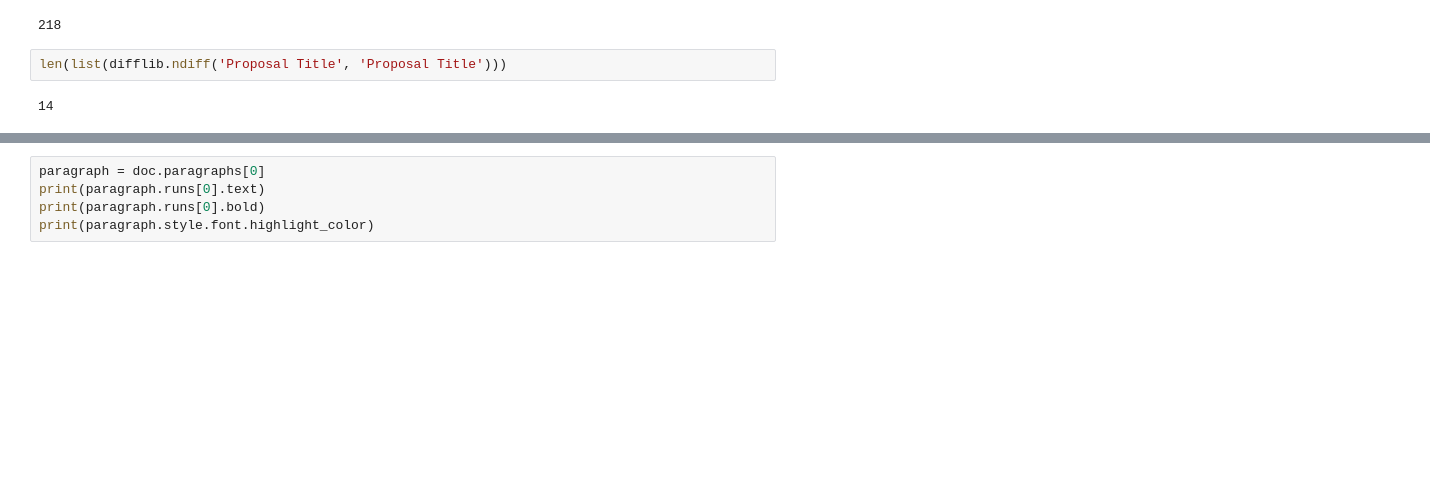
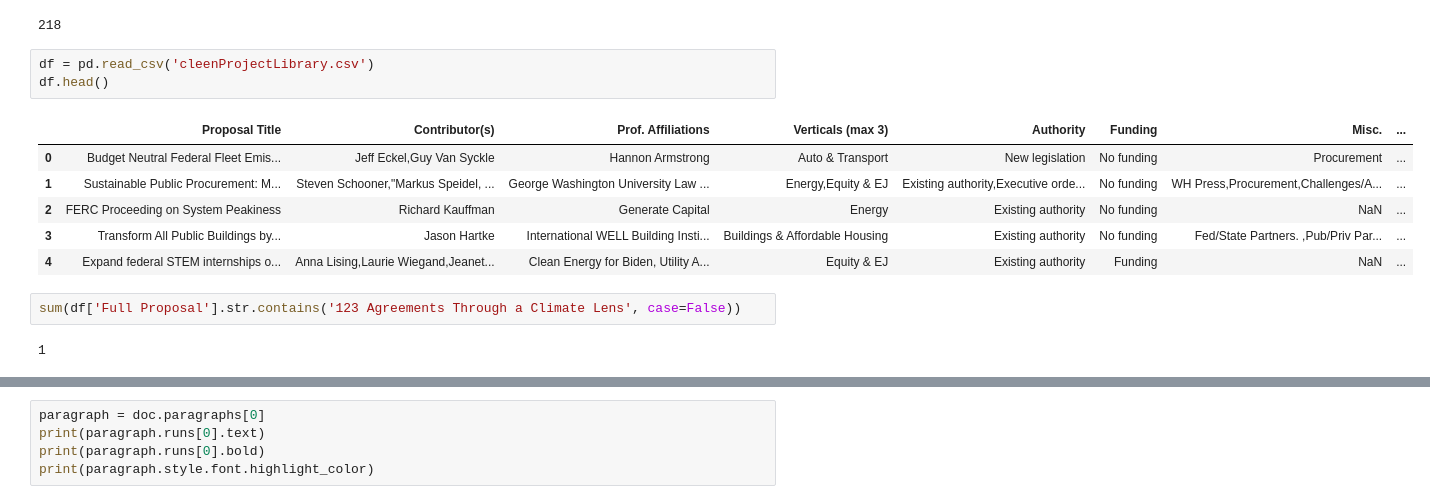
Before and after one commit to TimOgden/CLEEN_project, a Jupyter notebook: file_exploration.ipynb, the cells around one changed output, grey strips where cells are left out. Cells and saved outputs as stored; diff of their text form; blank space fills up the shorter version.

```diff
--- a/file_exploration.ipynb
+++ b/file_exploration.ipynb
@@ -45,8 +55,18 @@ filenames[:5]
 len(filenames)
 # %% [output]
 218
-# %%
-len(list(difflib.ndiff('Proposal Title', 'Proposal Title')))
-# %% [output]
-14
+# %%
+df = pd.read_csv('cleenProjectLibrary.csv')
+df.head()
+# %% [output]
+|  | Proposal Title | Contributor(s) | Prof. Affiliations | Verticals (max 3) | Authority | Funding | Misc. | ... |
+| 0 | Budget Neutral Federal Fleet Emis... | Jeff Eckel,Guy Van Syckle | Hannon Armstrong | Auto & Transport | New legislation | No funding | Procurement | ... |
+| 1 | Sustainable Public Procurement: M... | Steven Schooner,"Markus Speidel, ... | George Washington University Law ... | Energy,Equity & EJ | Existing authority,Executive orde... | No funding | WH Press,Procurement,Challenges/A... | ... |
+| 2 | FERC Proceeding on System Peakiness | Richard Kauffman | Generate Capital | Energy | Existing authority | No funding | NaN | ... |
+| 3 | Transform All Public Buildings by... | Jason Hartke | International WELL Building Insti... | Buildings & Affordable Housing | Existing authority | No funding | Fed/State Partners. ,Pub/Priv Par... | ... |
+| 4 | Expand federal STEM internships o... | Anna Lising,Laurie Wiegand,Jeanet... | Clean Energy for Biden, Utility A... | Equity & EJ | Existing authority | Funding | NaN | ... |
+# %%
+sum(df['Full Proposal'].str.contains('123 Agreements Through a Climate Lens', case=False))
+# %% [output]
+1
 # %%
```
Also changed, not shown: parts of 3 cells of this notebook.
